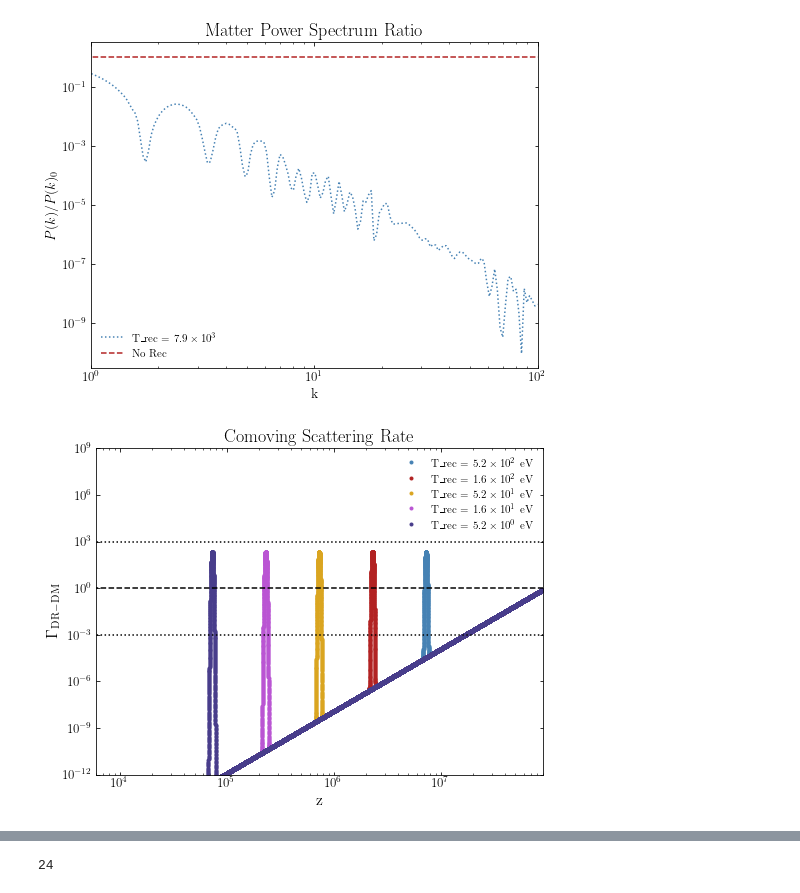
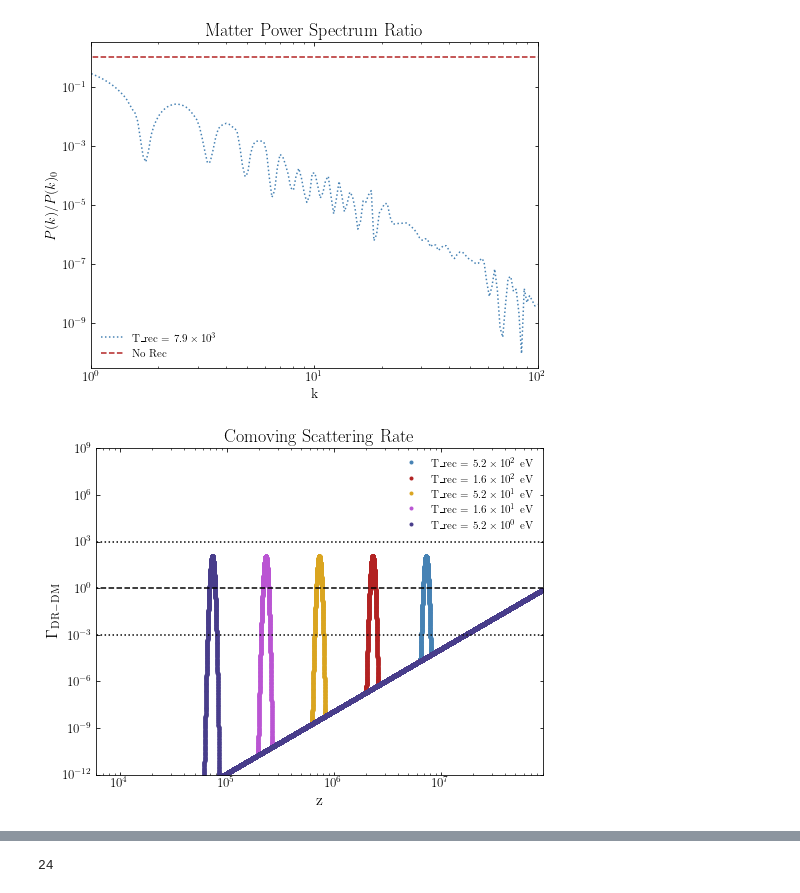
Before and after one commit to NolanSmyth/class_recoupling, a Jupyter notebook: recoupling_constraints_delta.ipynb, the cells around one changed output, grey strips where cells are left out. Cells and saved outputs as stored; diff of their text form; code cells hidden in the pictures.

```diff
--- a/recoupling_constraints_delta.ipynb
+++ b/recoupling_constraints_delta.ipynb
@@ -110,27 +110,27 @@ def my_dmu_idm_dr(z, A_rec, a_idm_dr = 1, Omega0_idm_dr = 0.12038, T_rec = 6.0e5
 # %%
 z_data = np.geomspace(1e-3,1e8,int(1e5))
 
 A_recs = [1e12, 10**(13.5), 1e15, 10**(16.5), 1e18]
 T_recs = [6e6, 6e5*np.sqrt(10), 6e5, 6e4*np.sqrt(10), 6e4]
 
 for i, T_rec in enumerate(T_recs):
-    plt.plot(z_data, my_dmu_idm_dr(z_data, A_recs[i], a_idm_dr = 1e-3, T_rec=T_recs[i], sigma_fac=0.01), '.', label='T_rec = {} eV'.format(scientific_format(ktoev*T_recs[i])))
+    plt.plot(z_data, my_dmu_idm_dr(z_data, A_recs[i], a_idm_dr = 1e-3, T_rec=T_recs[i], sigma_fac=0.02), '.', label='T_rec = {} eV'.format(scientific_format(ktoev*T_recs[i])))
 
 plt.plot([1e-3,1e10], [1,1], 'k--')
 plt.plot([1e-3,1e10], [1e-3,1e-3], 'k:')
 plt.plot([1e-3,1e10], [1e3,1e3], 'k:')
 
 plt.xlim(6e3,9e7)
 plt.ylim(1e-12,1e9)
 plt.xscale('log')
 plt.yscale('log')
 plt.xlabel('z', fontsize=16)
 plt.ylabel('$\Gamma_{\mathrm{DR-DM}}$', fontsize=16)
 plt.title('Comoving Scattering Rate')
 plt.legend()
 plt.show()
 # %% [output]
-[figure, old version]
+[figure, new version]
 # %%
 def plot_delta_recoupling(i):
     """
```
Also changed, not shown: parts of 15 cells of this notebook, 1 other file.
